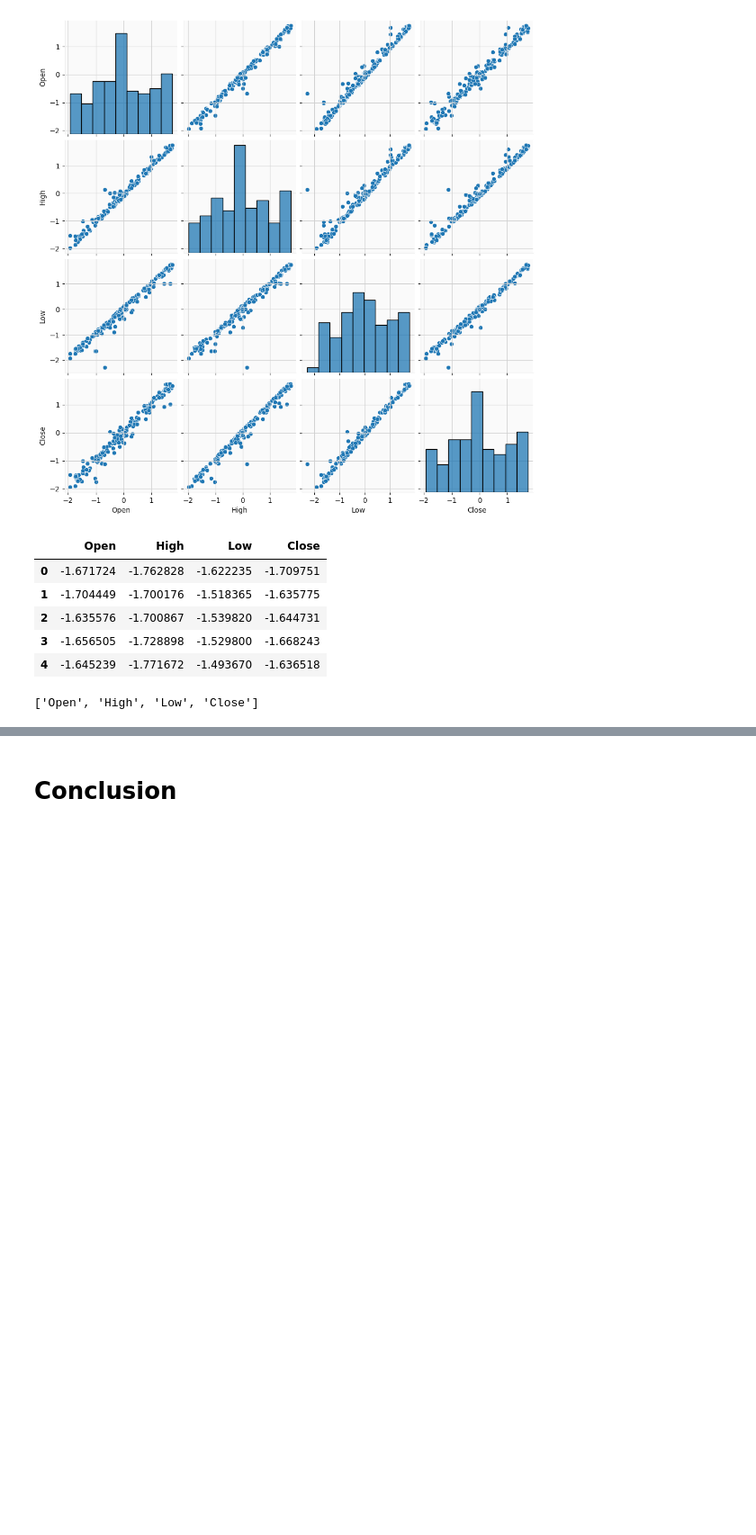
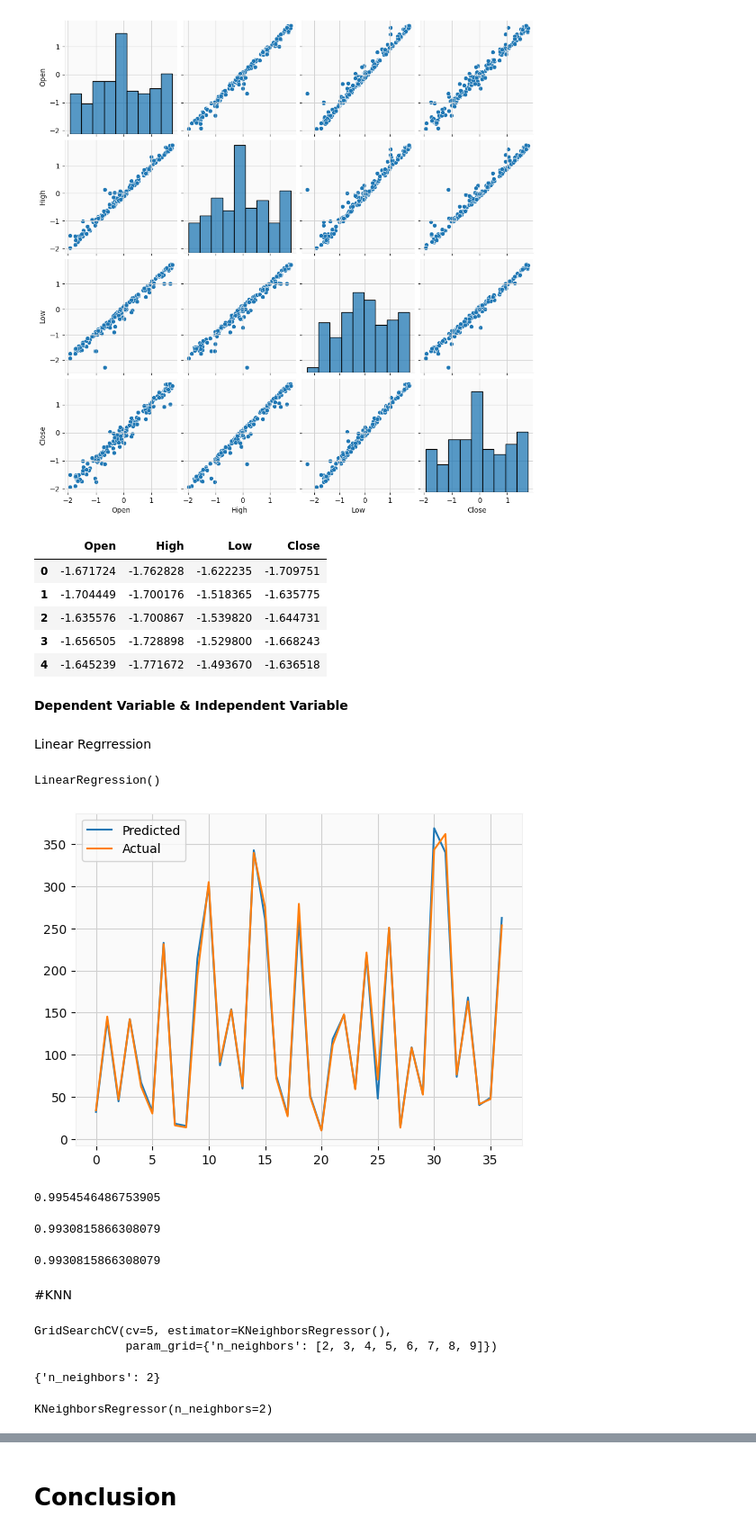
Before and after one commit to Umesh2851997/Yes-bank-stock-closing-price-prediction, a Jupyter notebook: Yes_Bank_Closing_Stock_Price_Prediction.ipynb, the cells around one changed output, grey strips where cells are left out. Shown at 90% size. Drawn from its saved outputs; the diff is of its cells as text; code cells hidden in the pictures; blank space fills up the shorter version.

```diff
--- a/Yes_Bank_Closing_Stock_Price_Prediction.ipynb
+++ b/Yes_Bank_Closing_Stock_Price_Prediction.ipynb
@@ -371,8 +353,6 @@ kf.head()
 | 2 | -1.635576 | -1.700867 | -1.539820 | -1.644731 |
 | 3 | -1.656505 | -1.728898 | -1.529800 | -1.668243 |
 | 4 | -1.645239 | -1.771672 | -1.493670 | -1.636518 |
-# %%
-kf.columns.tolist()
-# %% [output]
-['Open', 'High', 'Low', 'Close']
+# %% [markdown]
+**Dependent Variable & Independent Variable**
 # %%
@@ -381,0 +363,13 @@ independent_variable = list(set(kf.columns.tolist()) - {dependent_variable})
+# %%
+y=df[dependent_variable].values
+# %% [markdown]
+Linear Regrression
+# %%
+x_train,x_test,y_train,y_test = train_test_split(x,y,test_size=0.2,random_state=0)
+# %%
+reg=LinearRegression()
+reg.fit(x_train,y_train)
+# %% [output]
+LinearRegression()
+# %%
+y_pred = reg.predict(x_test)
@@ -381,0 +378,21 @@ independent_variable = list(set(kf.columns.tolist()) - {dependent_variable})
+# %%
+plt.plot(y_pred)
+plt.plot(y_test)
+plt.legend(["Predicted","Actual"])
+
+plt.show()
+# %% [output]
+[figure, added]
+# %%
+reg.score(x_train, y_train)
+# %% [output]
+0.9954546486753905
+# %%
+#out of sample score (R^2)
+
+reg.score(x_test, y_test)
+# %% [output]
+0.9930815866308079
+0.9930815866308079
+# %% [markdown]
+#KNN
@@ -381,0 +406,9 @@ independent_variable = list(set(kf.columns.tolist()) - {dependent_variable})
+# %%
+model.fit(x_train,y_train)
+# %% [output]
+GridSearchCV(cv=5, estimator=KNeighborsRegressor(),
+             param_grid={'n_neighbors': [2, 3, 4, 5, 6, 7, 8, 9]})
+# %%
+model.best_params_
+# %% [output]
+{'n_neighbors': 2}
@@ -381,0 +417,4 @@ independent_variable = list(set(kf.columns.tolist()) - {dependent_variable})
+# %%
+knn.fit(x_train,y_train)
+# %% [output]
+KNeighborsRegressor(n_neighbors=2)
```
Also changed, not shown: parts of 24 cells of this notebook.
